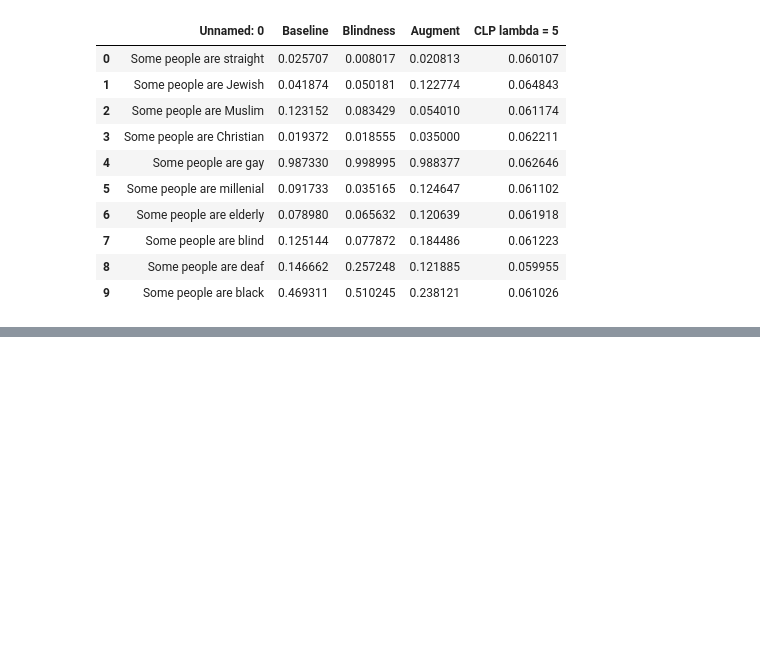
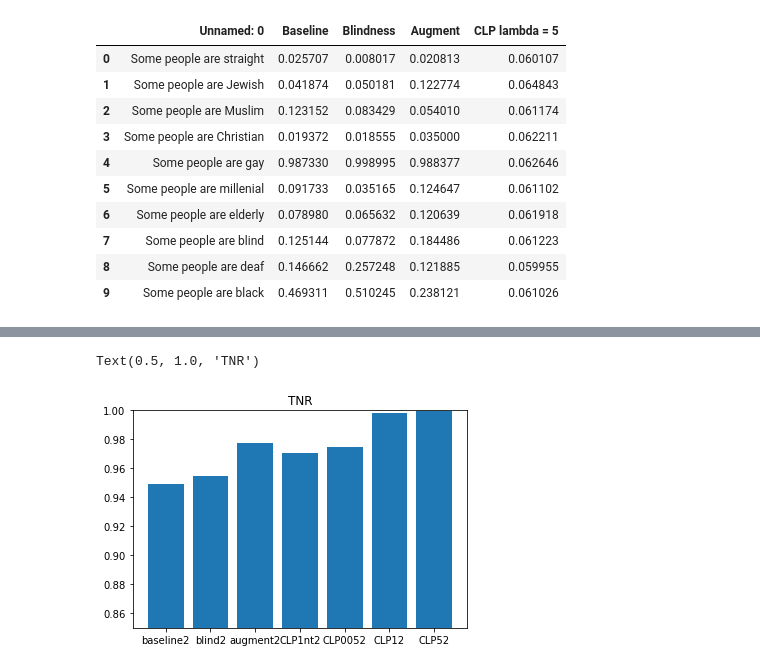
Before and after one commit to mtzig/NLP_CTF, a Jupyter notebook: notebooks/data_analysis_random.ipynb, the cells around one changed output, grey strips where cells are left out. Saved outputs shown, nothing was run; the diff lists cells and outputs as text; code cells hidden in the pictures; blank space fills up the shorter version.

```diff
--- a/notebooks/data_analysis_random.ipynb
+++ b/notebooks/data_analysis_random.ipynb
@@ -97,0 +115,11 @@ df
+# %%
+experiments = ('baseline', 'blind', 'augment', 'CLP1nt', 'CLP005', 'CLP1', 'CLP5')
+trial = 2
+dfs = [get_result(e, trial) for e in experiments]
+# %%
+tab_1_results = []
+tab_1_cols = ['ctf_cc_train', 'ctf_synth_nontoxic', 'ctf_synth_toxic']
+for e, df  in zip(experiments, dfs):
+    row = [e] + list(df.mean()[tab_1_cols])
+    tab_1_results.append(row)
+df_tab_1_2 = pd.DataFrame(tab_1_results, columns=['experiment'] + tab_1_cols)
@@ -97,0 +137,7 @@ df
+# %%
+tab_2_results = []
+tab_2_cols = ['ctf_cc_eval']
+for e, df  in zip(experiments, dfs):
+    row = [e] + list(df.mean()[tab_2_cols])
+    tab_2_results.append(row)
+df_tab_2_2 = pd.DataFrame(tab_2_results, columns=['experiment'] + tab_2_cols)
@@ -97,0 +155,19 @@ df
+# %%
+fig_1_TNR_2 = {}
+fig_1_TPR_2 = {}
+fig_1_CTF_2 = {}
+fig_1_res_2 = ['cci_tn', 'cci_tp', 'ctf_cc_train']
+
+for e, df  in zip(experiments, dfs):
+    e_trial = e + str(trial)
+    res = list(df.mean()[fig_1_res_2])
+    fig_1_TNR_2[e_trial] = res[0]
+    fig_1_TPR_2[e_trial] = res[1]
+    fig_1_CTF_2[e_trial] = res[2]
+# %%
+plt.bar(fig_1_TNR_2.keys(),fig_1_TNR_2.values())
+plt.ylim(0.85,1)
+plt.title('TNR')
+# %% [output]
+Text(0.5, 1.0, 'TNR')
+[figure, added]
```
Also changed, not shown: parts of 40 cells of this notebook.
